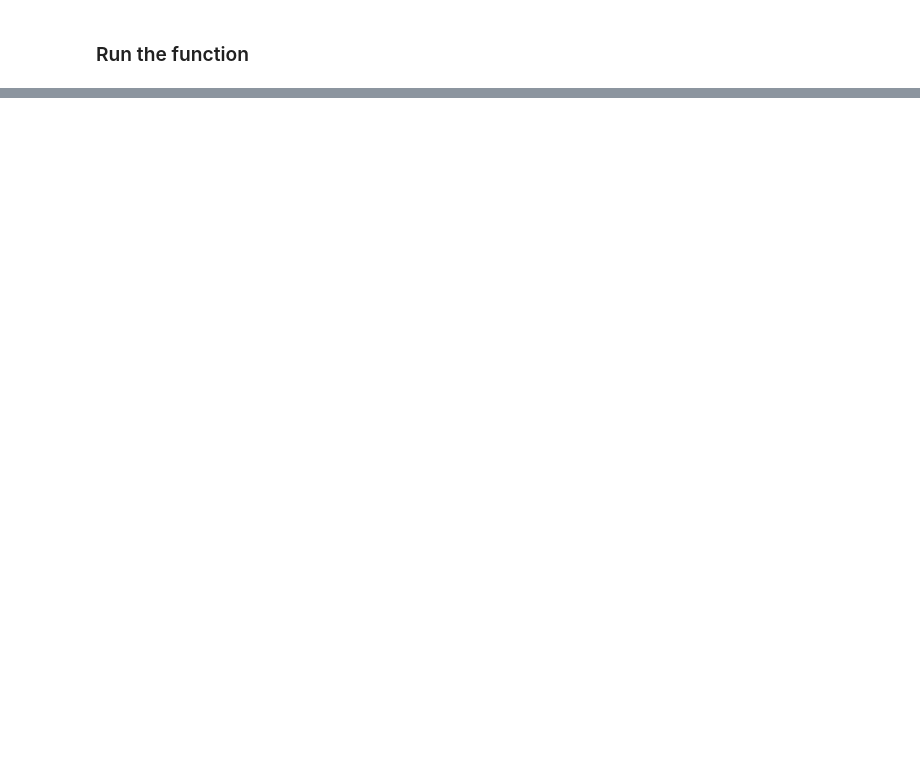
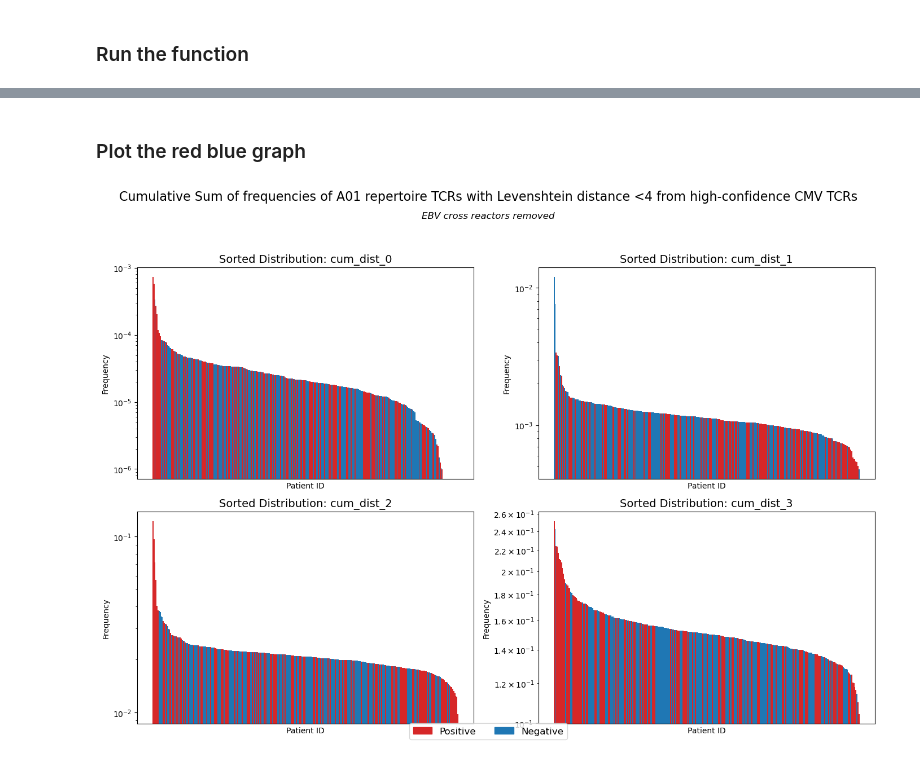
Before and after one commit to ishaharris/TCR-Isha, a Jupyter notebook: notebooks/levenshtein_clean.ipynb, the cells around one changed output, grey strips where cells are left out. Drawn from its saved outputs; the diff is of its cells as text; code cells hidden in the pictures; blank space fills up the shorter version.

```diff
--- a/notebooks/levenshtein_clean.ipynb
+++ b/notebooks/levenshtein_clean.ipynb
@@ -185,0 +499,14 @@ compute_freqs_and_contributors(
+# %%
+### Add cumulative frequency
+
+dist_cols = [ c for c in leven_freq.columns if c.startswith('dist_') ]
+cum = leven_freq[dist_cols].cumsum(axis=1)
+cum.columns = [f"cum_{c}" for c in dist_cols]
+freq_cum_df = pd.concat([leven_freq, cum], axis=1)
+
+freq_cum_df
+
+# remove duplicate cols
+freq_cum_df = freq_cum_df.loc[:,~freq_cum_df.columns.duplicated()]
+
+freq_cum_df
@@ -185,0 +527,55 @@ compute_freqs_and_contributors(
+# %% [markdown]
+### Plot the red blue graph
+# %%
+# change this depending on what you want to plot
+df = freq_cum_df.copy()
+
+
+import matplotlib.pyplot as plt
+import matplotlib.patches as mpatches
+
+# Columns to plot
+dist_cols = ['cum_dist_0', 'cum_dist_1', 'cum_dist_2', 'cum_dist_3']
+
+# Colour map for cmv_status
+status_colors = {
+    'Positive': 'tab:red',
+    'Negative': 'tab:blue'
+}
+
+# Create a 2×2 grid of subplots
+fig, axes = plt.subplots(2, 2, figsize=(14, 10), sharex=False)
+axes = axes.flatten()
+
+for ax, dist in zip(axes, dist_cols):
+    # Sort rows by this dist column (largest first)
+    df_sorted = df.sort_values(by=dist, ascending=False)
+
+    x = df_sorted['patient_id']
+
+    y = df_sorted[dist]
+    bar_colors = df_sorted['cmv_status'].map(status_colors)
+
+    ax.bar(x, y, color=bar_colors, width=1.0)
+    ax.set_title(f'Sorted Distribution: {dist}', fontsize=14)
+    ax.set_xlabel('Patient ID')
+    ax.set_ylabel('Frequency')
+    ax.tick_params(axis='x', rotation=90)
+    # Remove x axis ticks
+    ax.set_xticks([])
+    # log y axis
+    ax.set_yscale('log')
+
+# Shared title and subtitle
+fig.suptitle(f'Cumulative Sum of frequencies of {hla_name} repertoire TCRs with Levenshtein distance <4 from high-confidence CMV TCRs', fontsize=16)
+fig.text(0.5, 0.93, f'EBV cross reactors removed', ha='center', fontsize=12, style='italic')
+
+# Shared legend
+patches = [mpatches.Patch(color=col, label=status)
+           for status, col in status_colors.items()]
+fig.legend(handles=patches, loc='lower center', ncol=len(status_colors), fontsize=12)
+
+fig.tight_layout(rect=[0, 0, 1, 0.92])
+plt.show()
+# %% [output]
+[figure, added]
```
Also changed, not shown: parts of 16 cells of this notebook, 59 other files.
